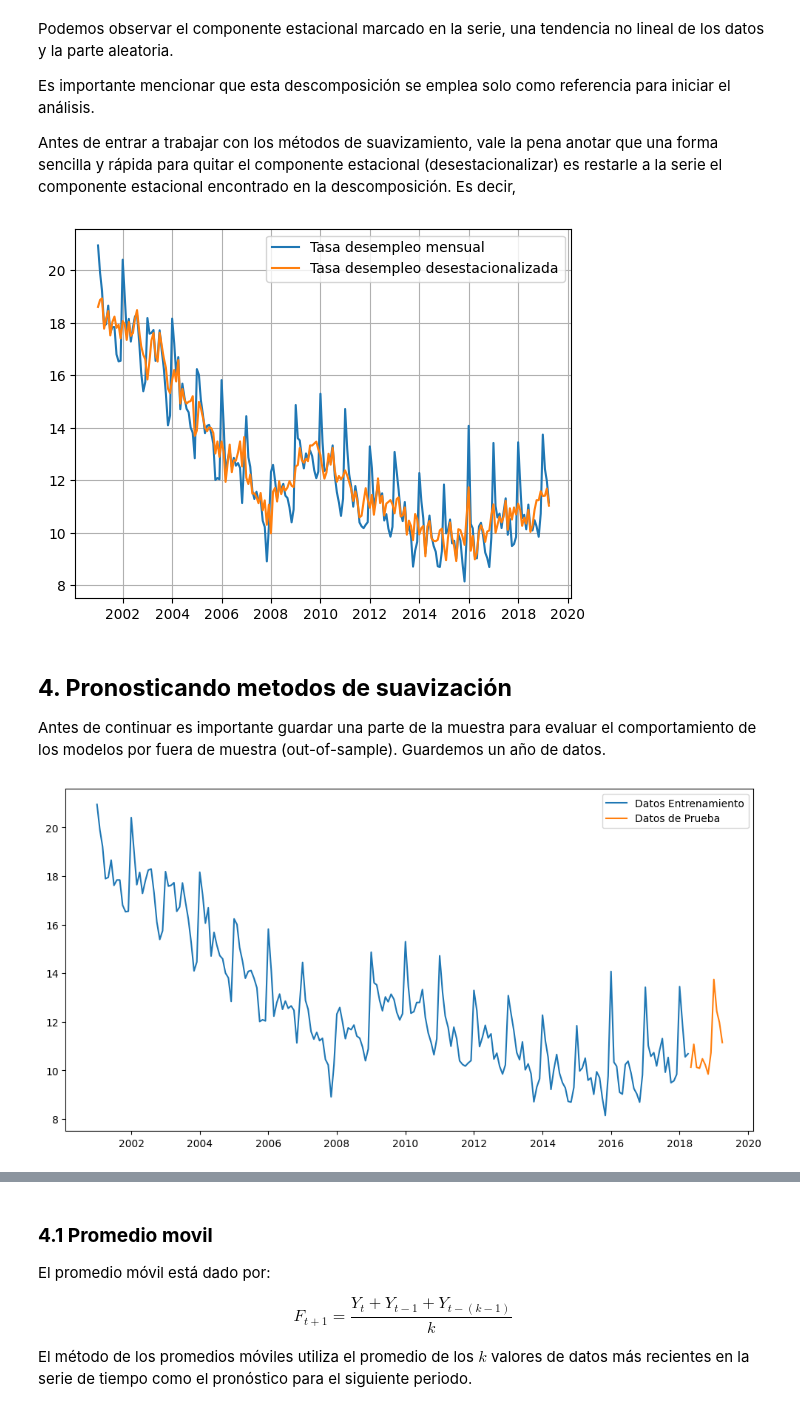
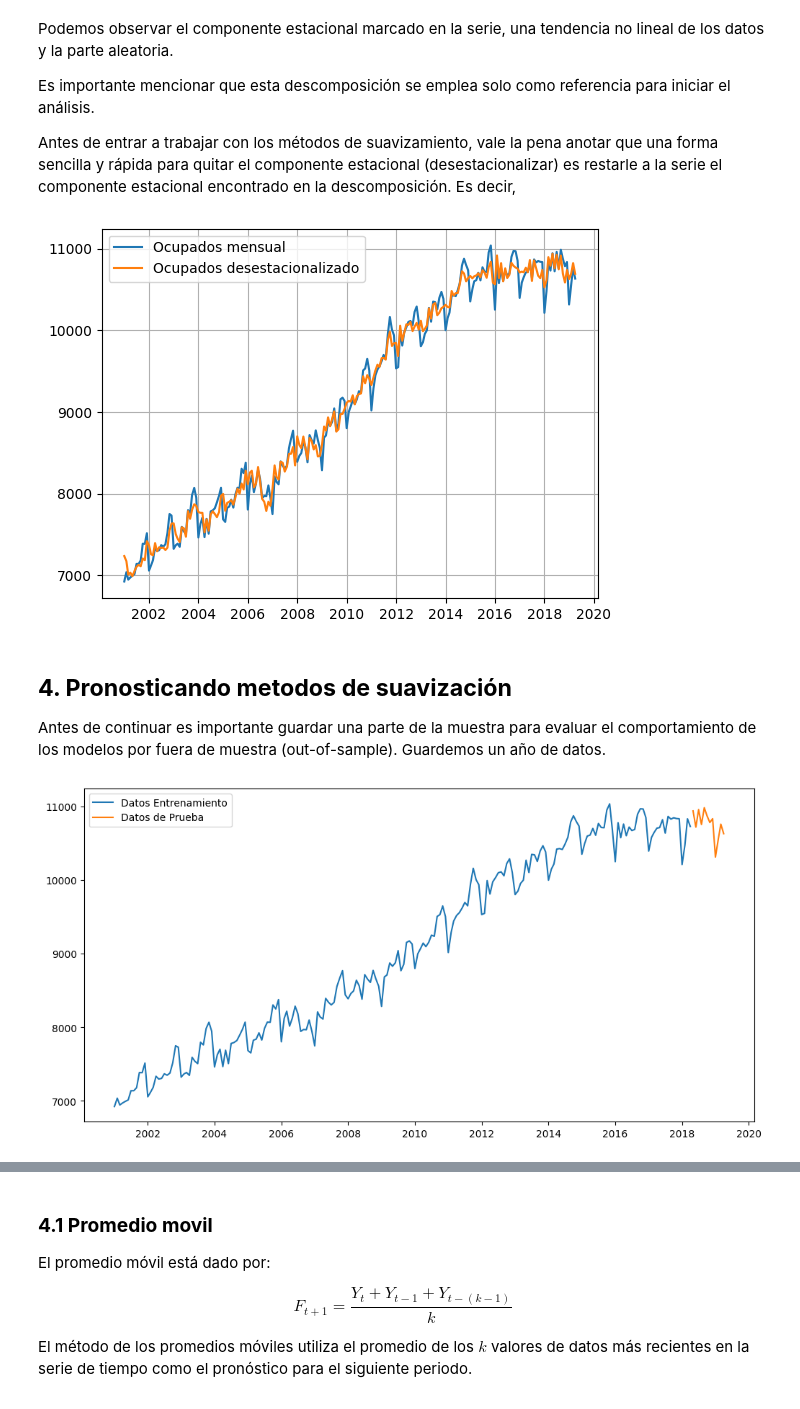
Before and after one commit to ajapontes/FDA_2_Taller_1, a Jupyter notebook: Pronostico Ocupados.ipynb, the cells around one changed output, grey strips where cells are left out. Drawn from its saved outputs; the diff is of its cells as text; code cells hidden in the pictures.

```diff
--- a/Pronostico Ocupados.ipynb
+++ b/Pronostico Ocupados.ipynb
@@ -57,8 +57,8 @@ plt.show()
 # %% [markdown]
 En algunas ocasiones puede ser útil empezar nuestro análisis descomponiendo la serie de tiempo en sus componentes: **tendencia**, **estacionalidad** y **componente puramente aleatorio**. Una forma de hacer esto es empleando la función seasonal_decompose.
 # %%
-td_componentes = seasonal_decompose(data[["TD_13ciudades"]],model="additive")
-fig = td_componentes.plot()
+Ocupados_componentes = seasonal_decompose(data[["Ocupados"]],model="additive")
+fig = Ocupados_componentes.plot()
 fig.set_size_inches((16, 9))
 fig.tight_layout()
 plt.show()
@@ -91,28 +89,28 @@ Es importante mencionar que esta descomposición se emplea solo como referencia
 
 Antes de entrar a trabajar con los métodos de suavizamiento, vale la pena anotar que una forma sencilla y rápida para quitar el componente estacional (desestacionalizar) es restarle a la serie el componente estacional encontrado en la descomposición. Es decir,
 # %%
-td_desestacionalizada = data["TD_13ciudades"]-td_componentes.seasonal
+Ocupados_desestacionalizada = data["Ocupados"]-Ocupados_componentes.seasonal
 
-plt.plot(data[["TD_13ciudades"]],label="Tasa desempleo mensual")
-plt.plot(td_desestacionalizada,label="Tasa desempleo desestacionalizada")
+plt.plot(data[["Ocupados"]],label="Ocupados mensual")
+plt.plot(Ocupados_desestacionalizada,label="Ocupados desestacionalizado")
 plt.legend()
 plt.grid()
 plt.show()
 # %% [output]
-[figure, old version]
+[figure, new version]
 # %% [markdown]
 ## **4. Pronosticando metodos de suavización**
 
 Antes de continuar es importante guardar una parte de la muestra para evaluar el comportamiento de los modelos por fuera de muestra (out-of-sample). Guardemos un año de datos.
 # %%
 train_len = 208
-train_td = data[["TD_13ciudades"]][:train_len]
-test_td = data[["TD_13ciudades"]][train_len:]
+train_Ocupados = data[["Ocupados"]][:train_len]
+test_Ocupados = data[["Ocupados"]][train_len:]
 
 fig = plt.figure(figsize=(12, 6))
-plt.plot(train_td,label="Datos Entrenamiento")
-plt.plot(test_td,label="Datos de Prueba")
+plt.plot(train_Ocupados,label="Datos Entrenamiento")
+plt.plot(test_Ocupados,label="Datos de Prueba")
 plt.legend()
 plt.show()
 # %% [output]
-[figure, old version]
+[figure, new version]
```
Also changed, not shown: parts of 30 cells of this notebook.
